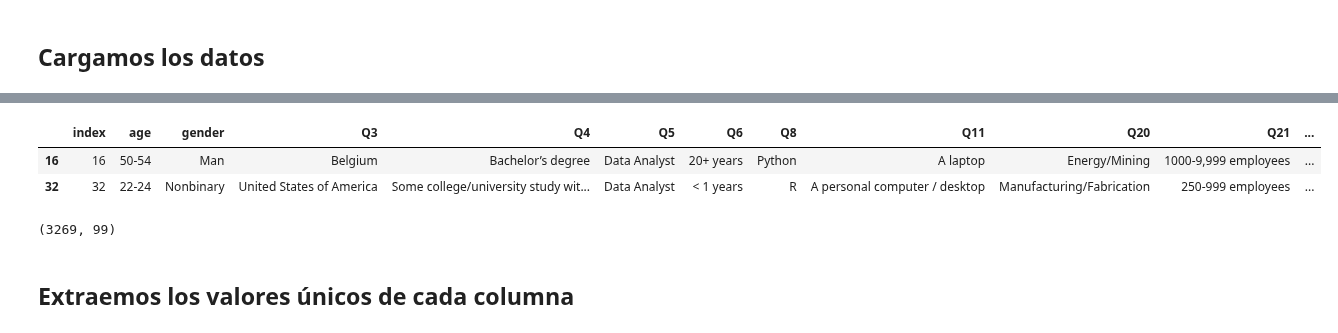
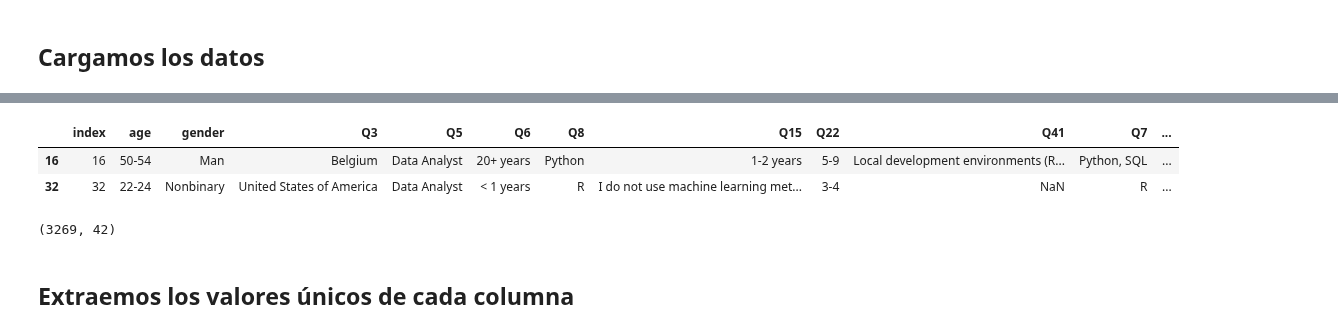
Before and after one commit to Adalab/project-da-promo-d-module-2-team-2-, a Jupyter notebook: notebooks/exploracion.ipynb, the cells around one changed output, grey strips where cells are left out. Cells and saved outputs as stored; diff of their text form; code cells hidden in the pictures.

```diff
--- a/notebooks/exploracion.ipynb
+++ b/notebooks/exploracion.ipynb
@@ -15,14 +15,14 @@ df_unidos.head(2)
 # %%
-df_da = pd.read_csv('../datos/datos_data_analysts.csv', index_col=0)
-df_da.head(2)
+df_da_ba = pd.read_csv('../datos/datos_da_ba.csv', index_col=0)
+df_da_ba.head(2)
 # %% [output]
-|  | index | age | gender | Q3 | Q4 | Q5 | Q6 | Q8 | Q11 | Q20 | Q21 | ... |
-| 16 | 16 | 50-54 | Man | Belgium | Bachelor’s degree | Data Analyst | 20+ years | Python | A laptop | Energy/Mining | 1000-9,999 employees | ... |
-| 32 | 32 | 22-24 | Nonbinary | United States of America | Some college/university study wit... | Data Analyst | < 1 years | R | A personal computer / desktop | Manufacturing/Fabrication | 250-999 employees | ... |
+|  | index | age | gender | Q3 | Q5 | Q6 | Q8 | Q15 | Q22 | Q41 | Q7 | ... |
+| 16 | 16 | 50-54 | Man | Belgium | Data Analyst | 20+ years | Python | 1-2 years | 5-9 | Local development environments (R... | Python, SQL | ... |
+| 32 | 32 | 22-24 | Nonbinary | United States of America | Data Analyst | < 1 years | R | I do not use machine learning met... | 3-4 | NaN | R | ... |
 # %%
-df_da.shape
+df_da_ba.shape
 # %% [output]
-(3269, 99)
+(3269, 42)
 # %% [markdown]
 ## Extraemos los valores únicos de cada columna
 # %%
```
Also changed, not shown: parts of 6 cells of this notebook, 5 other files.
